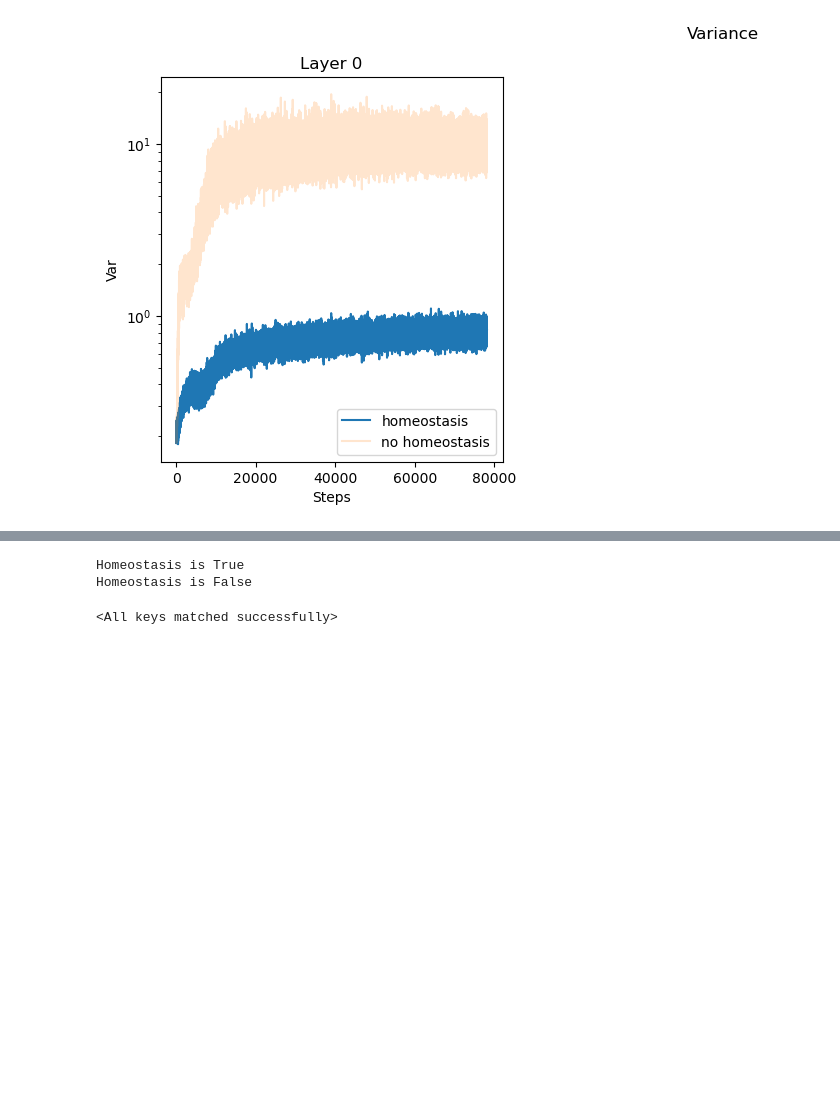
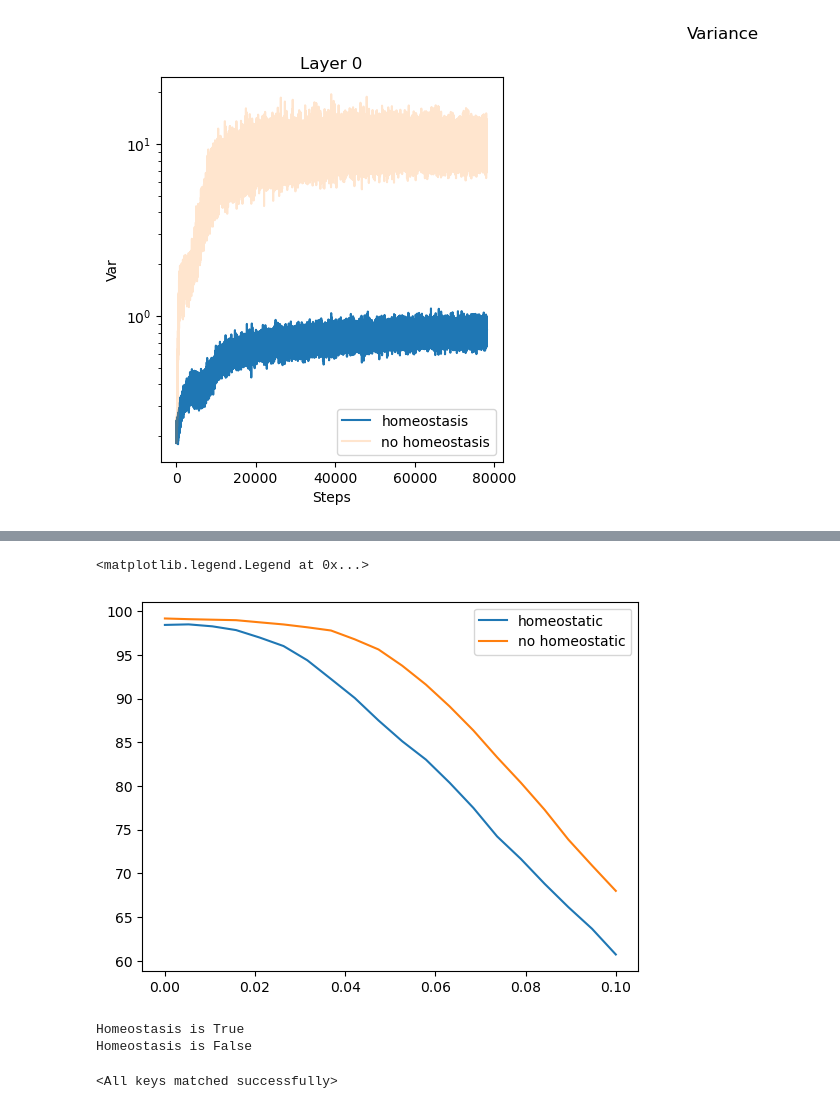
Before and after one commit to RoyHEyono/HomeostaticDANN, a Jupyter notebook: dense_mnist_task/pca_reconstruction.ipynb, the cells around one changed output, grey strips where cells are left out. Saved outputs shown, nothing was run; the diff lists cells and outputs as text; code cells hidden in the pictures; blank space fills up the shorter version.

```diff
--- a/dense_mnist_task/pca_reconstruction.ipynb
+++ b/dense_mnist_task/pca_reconstruction.ipynb
@@ -78,3 +78,28 @@ comparative_var_plot(homeo, no_homeo, label1="homeostasis", label2="no homeostas
 # %% [output]
 [figure]
 [figure]
+# %%
+homeo_acc = np.array([[]])
+non_homeo_acc = np.array([[]])
+for idxx in range(5):
+    homeo_model_state_dict = torch.load(f'res/homeo_dann_{idxx}.pt')
+    non_homeo_model_state_dict = torch.load(f'res/non_homeo_dann_{idxx}.pt')
+    input_dim = 784
+    num_class = 10
+    width=500
+    model_homeo = densenets.DenseDANN(input_dim, width, num_class, homeostasis=True)
+    model_homeo.load_state_dict(homeo_model_state_dict)
+    model_non_homeo = densenets.DenseDANN(input_dim, width, num_class, homeostasis=False)
+    model_non_homeo.load_state_dict(non_homeo_model_state_dict)
+    x_acc_noise, _, _, homeo_ac = disentangled_mean_plot(model_homeo.cuda(), var_pert=False, inhibitory=True, return_acc=True, max_noise=0.1)
+    x_acc_noise, _, _, non_homeo_ac = disentangled_mean_plot(model_non_homeo.cuda(), var_pert=False, inhibitory=True, return_acc=True, max_noise=0.1)
+
+    if idxx == 0:
+        homeo_acc = np.array([homeo_ac])
+        non_homeo_acc = np.array([non_homeo_ac])
+    else:
+        homeo_acc = np.append(homeo_acc, [np.array(homeo_ac)], axis=0)
+        non_homeo_acc = np.append(non_homeo_acc, [np.array(non_homeo_ac)], axis=0)
+
+h_acc = homeo_acc.mean(axis=0)
+n_h_acc = non_homeo_acc.mean(axis=0)
@@ -81,17 +117,23 @@ comparative_var_plot(homeo, no_homeo, label1="homeostasis", label2="no homeostas
+# %%
+plt.plot(x_acc_noise, h_acc, label="homeostatic")
+plt.plot(x_acc_noise, n_h_acc, label="no homeostatic")
+plt.legend()
+# %% [output]
+<matplotlib.legend.Legend at 0x...>
+[figure, added]
 # %%
 homeo_model_state_dict = torch.load('res/homeo_dann_2.pt')
 non_homeo_model_state_dict = torch.load('res/non_homeo_dann_2.pt')
+input_dim = 784
+num_class = 10
+width=500
+model_homeo = densenets.DenseDANN(input_dim, width, num_class, homeostasis=True)
+model_homeo.load_state_dict(homeo_model_state_dict)
+model_non_homeo = densenets.DenseDANN(input_dim, width, num_class, homeostasis=False)
+model_non_homeo.load_state_dict(non_homeo_model_state_dict)
+# %% [output]
+Homeostasis is True
+Homeostasis is False
+<All keys matched successfully>
-# %%
-input_dim = 784
-num_class = 10
-width=500
-model_homeo = densenets.DenseDANN(input_dim, width, num_class, homeostasis=True)
-model_homeo.load_state_dict(homeo_model_state_dict)
-model_non_homeo = densenets.DenseDANN(input_dim, width, num_class, homeostasis=False)
-model_non_homeo.load_state_dict(non_homeo_model_state_dict)
-# %% [output]
-Homeostasis is True
-Homeostasis is False
-<All keys matched successfully>
 # %%
 # Average this over a couple runs
```
Also changed, not shown: parts of 21 cells of this notebook, 39 other files.
